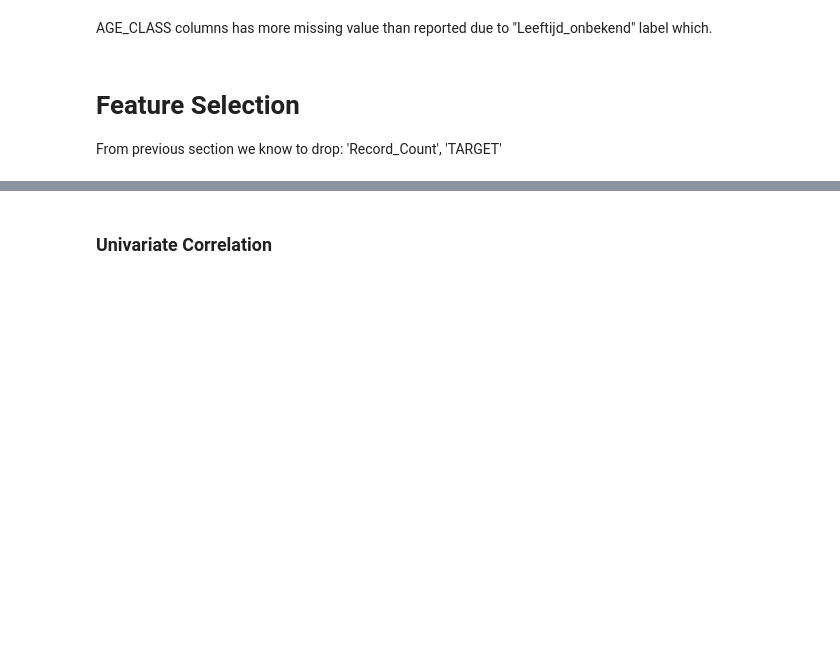
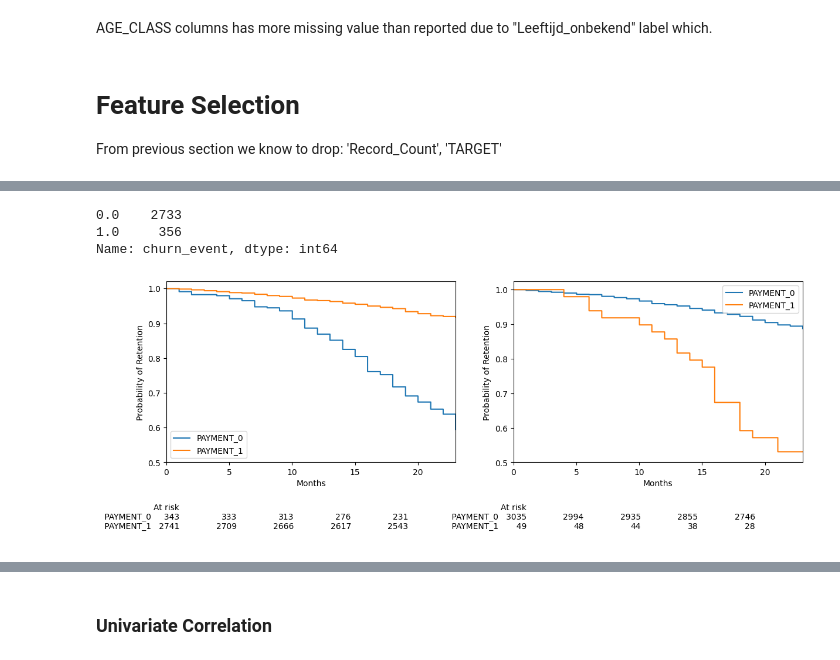
Before and after one commit to Senejohnny/ml, a Jupyter notebook: Notebooks/ABN_AMRO/churn_prediction.ipynb, the cells around one changed output, grey strips where cells are left out. Drawn from its saved outputs; the diff is of its cells as text; code cells hidden in the pictures; blank space fills up the shorter version.

```diff
--- a/Notebooks/ABN_AMRO/churn_prediction.ipynb
+++ b/Notebooks/ABN_AMRO/churn_prediction.ipynb
@@ -22,5 +28,6 @@ df = (
     data_loader(data_path, parse_dates=['MONTH_PERIOD'], date_parser=date_parser)
     .pipe(set_data_types, data_type) # optimize space & df size
     .pipe(clean_string_strip, 'AGE_CLASS', 'HOMEBANK_COLOUR', 'LOYALITY')
+    .pipe(combine_churns, dtype='int8')
     .pipe(sort_values_per_client, 'MONTH_PERIOD')
 )
@@ -57,8 +96,10 @@ var_matrix.mean().sort_values(ascending=False)
 
 * If client is not churned during the 24 months churn_time is assumed to be an arbitrary date, e.g. 2013-01-01.
 # %%
-churn_col = 'CHURNED_IND'
 horizon = 6 # Time horizon (Even number) to find dominant recent past states per column
-df_dropped = df.drop(['TARGET', 'Record_Count'], axis=1)
-df_sum = summerize_client_behaviour(df_dropped, churn_col=churn_col, horizon=horizon)
-df_sum
+
+df_sum = (df
+    .drop(['TARGET', 'Record_Count'], axis=1)
+    .pipe(summerize_client_behaviour, churn_col='CHURNED_IND', horizon=6)
+    .pipe(set_data_types, {'churn_event':'float16'})
+)
@@ -100,0 +184,6 @@ From previous section we know to drop: 'Record_Count', 'TARGET'
+# %%
+df_t2e = (
+    df_sum
+    .pipe(datetime2int, 'churn_time')
+    .fillna('unknown')
+)
@@ -100,0 +208,22 @@ From previous section we know to drop: 'Record_Count', 'TARGET'
+# %%
+df_train, df_test = (
+    df_t2e.pipe(df_train_test_split, test_size=0.25)
+)
+# %%
+df_train.churn_event.value_counts()
+# df_test.churn_event.value_counts()
+# %% [output]
+0.0    2733
+1.0     356
+Name: churn_event, dtype: int64
+# %%
+import matplotlib.pyplot as plt
+from src.eda import plot_km_churn_risk
+from lifelines import KaplanMeierFitter
+fig, ax = plt.subplots(1, 2, figsize=(14, 4))
+# 'INSURANCE_LIFE_IND', 'INSURANCE_NONLIFE_IND', MORTGAGE_IND', 'PACKAGE_IND', 'INVESTMENTS_IND', 'LENDING_IND', 'SAVING_IND', 'PAYMENT_INDP
+plot_km_churn_risk(df_train, 'PAYMENT_IND', ax=ax[0], estimator=KaplanMeierFitter, at_risk=True)
+plot_km_churn_risk(df_train, 'PAYMENT_IND' + '_CHANGED', ax=ax[1], estimator=KaplanMeierFitter, at_risk=True)
+# 'SAVING_IND', 'SAVING_IND_CHANGED','PAYMENT_IND', 'PAYMENT_IND_CHANGED'
+# %% [output]
+[figure, added]
```
Also changed, not shown: parts of 68 cells of this notebook, 4 other files.
